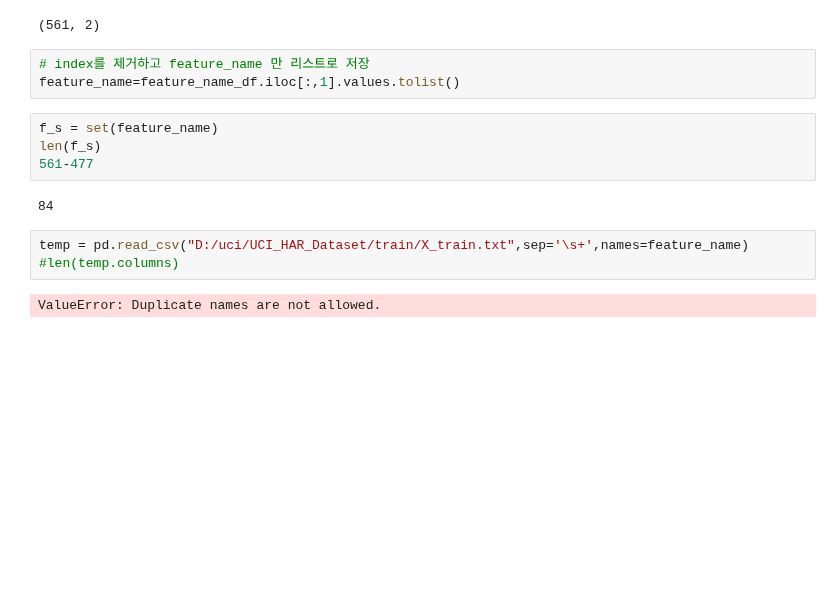
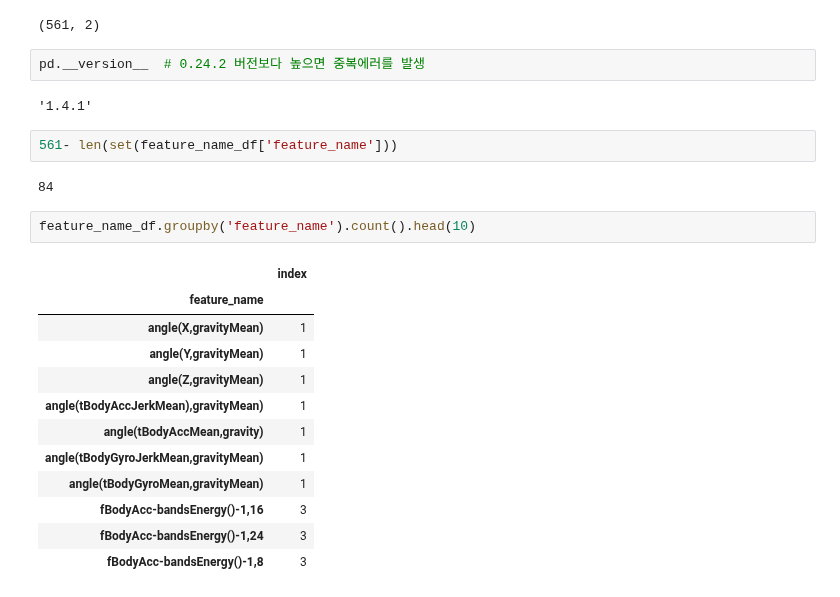
Before and after one commit to soxxun/python, a Jupyter notebook: 20220308/20220308.ipynb, the cells around one changed output. Drawn from its saved outputs; the diff is of its cells as text; blank space fills up the shorter version.

```diff
--- a/20220308/20220308.ipynb
+++ b/20220308/20220308.ipynb
@@ -182,17 +182,26 @@ feature_name_df.head()
 feature_name_df.shape
 # %% [output]
 (561, 2)
-# %%
-# index를 제거하고 feature_name 만 리스트로 저장
-feature_name=feature_name_df.iloc[:,1].values.tolist()
-# %%
-f_s = set(feature_name)
-len(f_s)
-561-477
-# %% [output]
-84
-# %%
-temp = pd.read_csv("D:/uci/UCI_HAR_Dataset/train/X_train.txt",sep='\s+',names=feature_name)
-#len(temp.columns)
-# %% [output]
-ValueError: Duplicate names are not allowed.
+# %%
+pd.__version__  # 0.24.2 버전보다 높으면 중복에러를 발생
+# %% [output]
+'1.4.1'
+# %%
+561- len(set(feature_name_df['feature_name']))
+# %% [output]
+84
+# %%
+feature_name_df.groupby('feature_name').count().head(10)
+# %% [output]
+|  | index |
+| feature_name |  |
+| angle(X,gravityMean) | 1 |
+| angle(Y,gravityMean) | 1 |
+| angle(Z,gravityMean) | 1 |
+| angle(tBodyAccJerkMean),gravityMean) | 1 |
+| angle(tBodyAccMean,gravity) | 1 |
+| angle(tBodyGyroJerkMean,gravityMean) | 1 |
+| angle(tBodyGyroMean,gravityMean) | 1 |
+| fBodyAcc-bandsEnergy()-1,16 | 3 |
+| fBodyAcc-bandsEnergy()-1,24 | 3 |
+| fBodyAcc-bandsEnergy()-1,8 | 3 |
```
Also changed, not shown: parts of 9 cells of this notebook.
